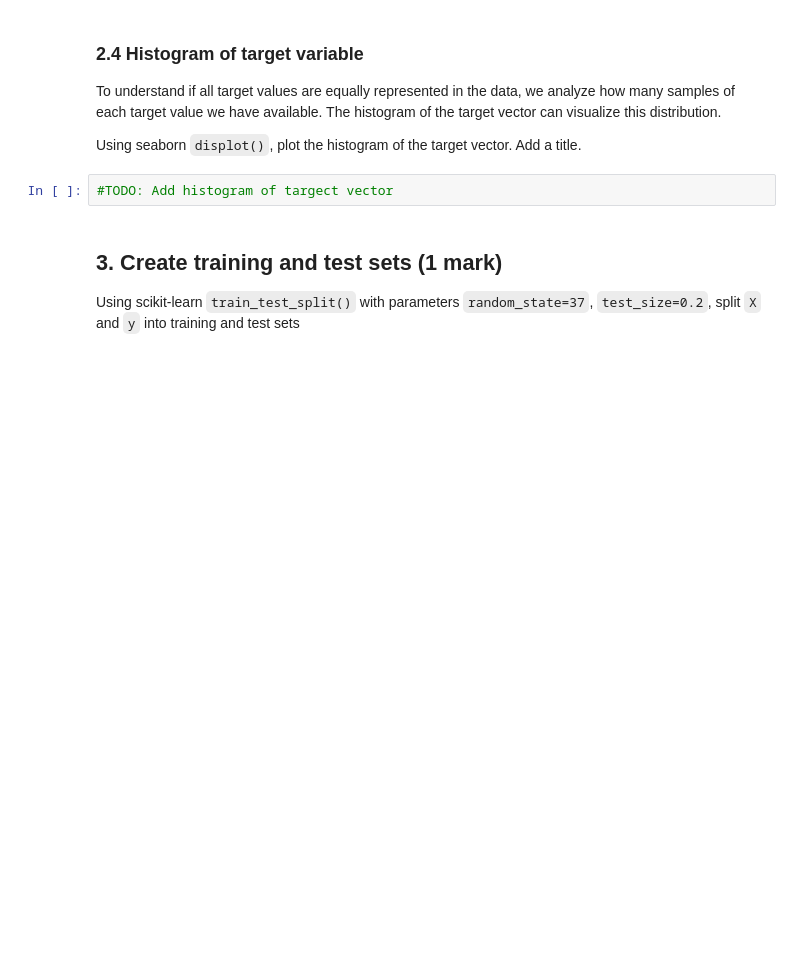
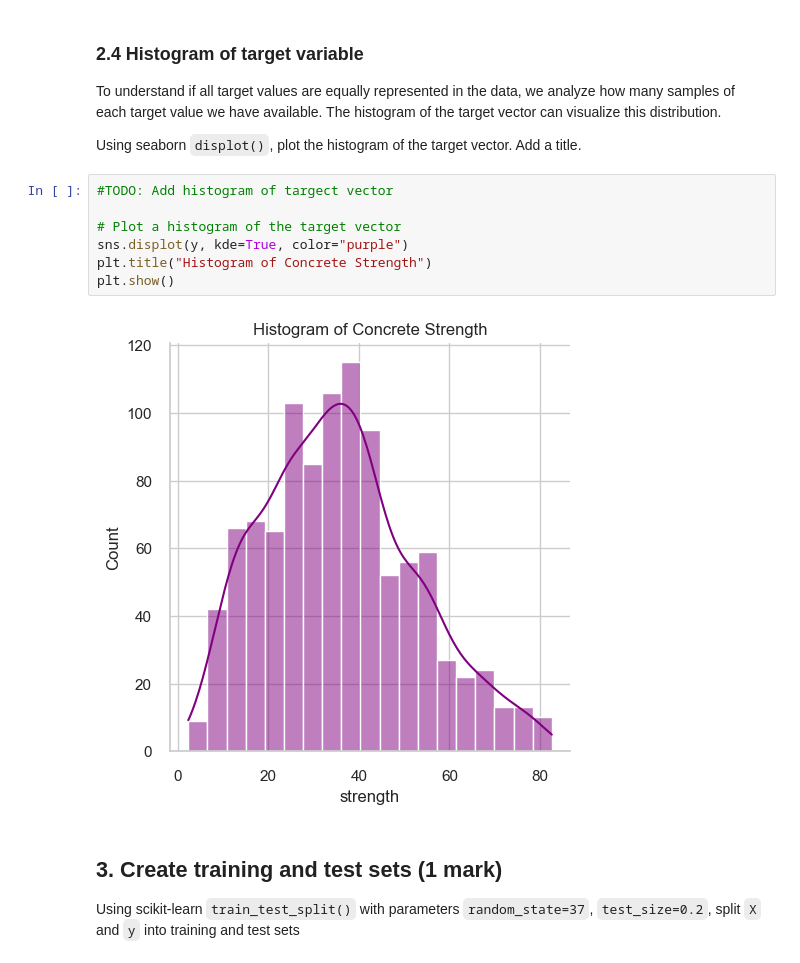
Before and after one commit to jashdubal/ml-labs, a Jupyter notebook: lab02/lab2.ipynb, the cells around one changed output. Cells and saved outputs as stored; diff of their text form; blank space fills up the shorter version.

```diff
--- a/lab02/lab2.ipynb
+++ b/lab02/lab2.ipynb
@@ -85,8 +177,15 @@ Pandas `corr()` calculates [Pearson correlation ](https://en.wikipedia.org/wiki/
 To understand if all target values are equally represented in the data, we analyze how many samples of each target value we have available. The histogram of the target vector can visualize this distribution.
 
 Using seaborn `displot()`, plot the histogram of the target vector. Add a title.
-# %%
-#TODO: Add histogram of targect vector
+# %%
+#TODO: Add histogram of targect vector
+
+# Plot a histogram of the target vector
+sns.displot(y, kde=True, color="purple")
+plt.title("Histogram of Concrete Strength")
+plt.show()
+# %% [output]
+[figure, added]
 # %% [markdown]
 ## 3. Create training and test sets (1 mark)
 
```
Also changed, not shown: parts of 37 cells of this notebook.
